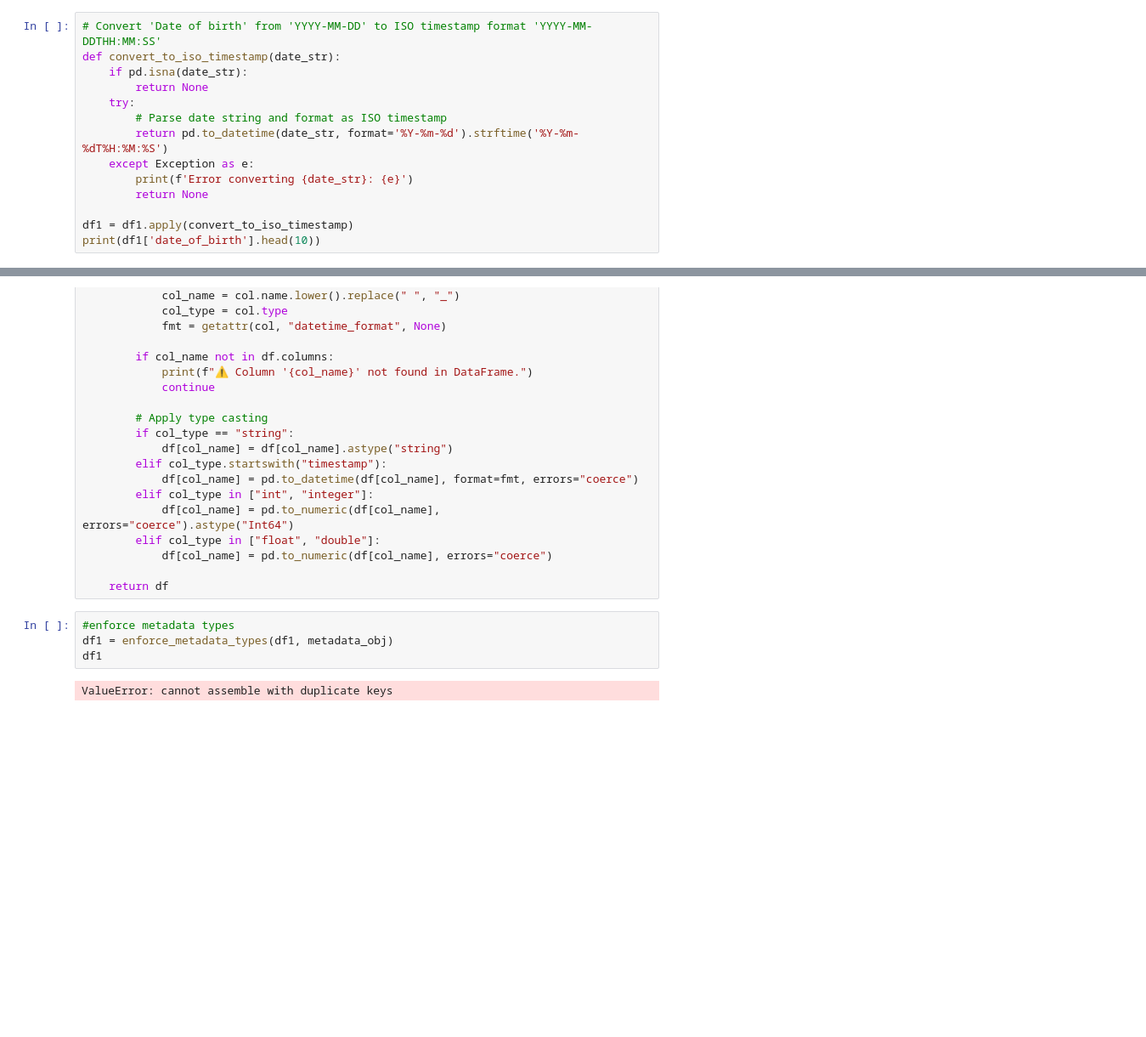
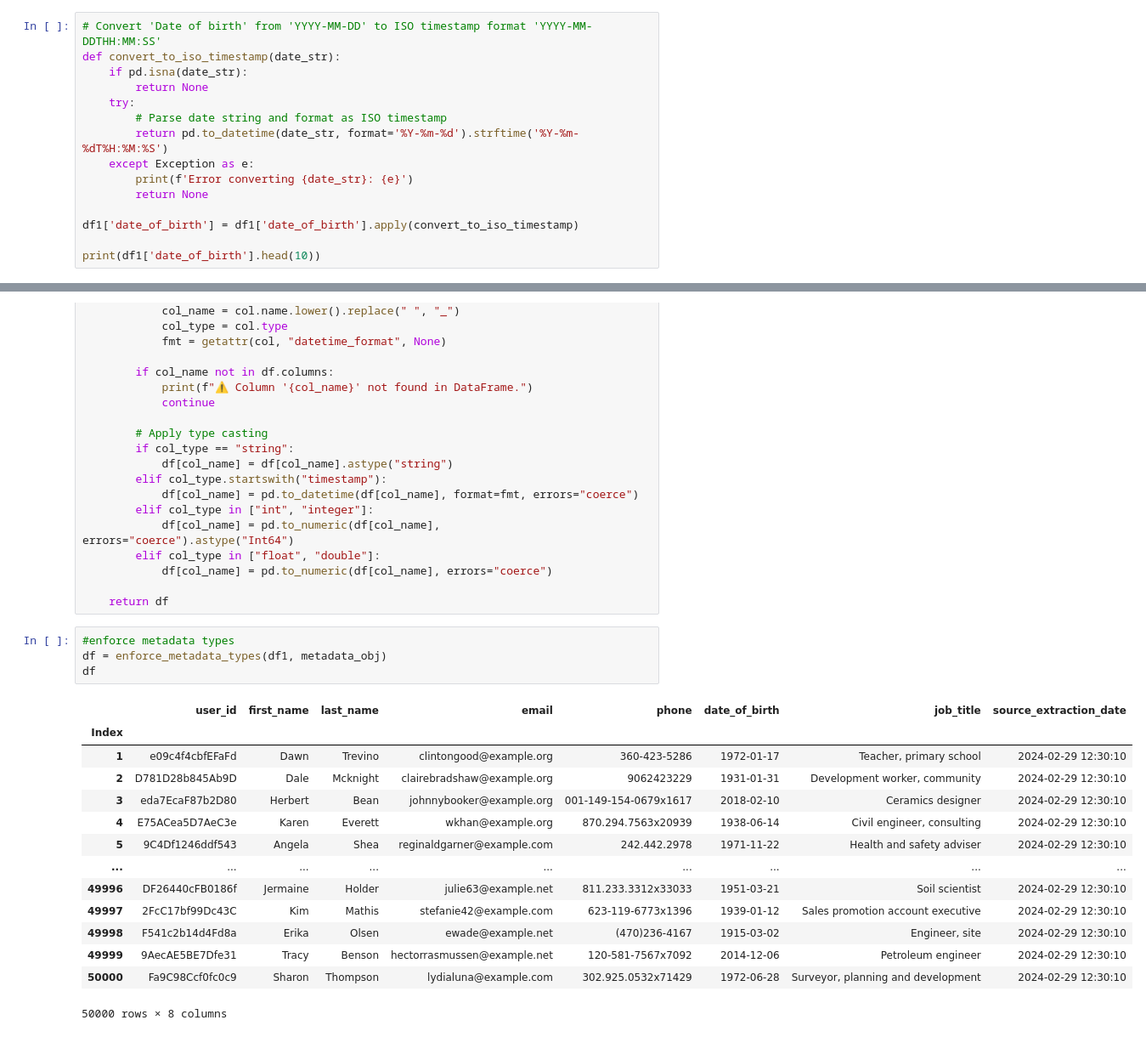
Before and after one commit to jovita-brundziene/airflow-de-intro-project-jbru, a Jupyter notebook: scripts/ELT-dev.ipynb, the cells around one changed output, grey strips where cells are left out. Shown: that part at 85% size. Cells and saved outputs as stored; diff of their text form; blank space fills up the shorter version.

Commit message:
Metadata enforcement saved changed pushed

```diff
--- a/scripts/ELT-dev.ipynb
+++ b/scripts/ELT-dev.ipynb
@@ -270,6 +270,7 @@ def convert_to_iso_timestamp(date_str):
         print(f'Error converting {date_str}: {e}')
         return None
 
-df1 = df1.apply(convert_to_iso_timestamp)
+df1['date_of_birth'] = df1['date_of_birth'].apply(convert_to_iso_timestamp)
+
 print(df1['date_of_birth'].head(10))
 # %% [output]
@@ -309,8 +331,21 @@ def enforce_metadata_types(df, metadata_obj):
     return df
 # %%
 #enforce metadata types
-df1 = enforce_metadata_types(df1, metadata_obj)
-df1
+df = enforce_metadata_types(df1, metadata_obj)
+df
 # %% [output]
+|  | user_id | first_name | last_name | email | phone | date_of_birth | job_title | source_extraction_date |
+| Index |  |  |  |  |  |  |  |  |
+| 1 | e09c4f4cbfEFaFd | Dawn | Trevino | clintongood@example.org | 360-423-5286 | 1972-01-17 | Teacher, primary school | 2024-02-29 12:30:10 |
+| 2 | D781D28b845Ab9D | Dale | Mcknight | clairebradshaw@example.org | 9062423229 | 1931-01-31 | Development worker, community | 2024-02-29 12:30:10 |
+| 3 | eda7EcaF87b2D80 | Herbert | Bean | johnnybooker@example.org | 001-149-154-0679x1617 | 2018-02-10 | Ceramics designer | 2024-02-29 12:30:10 |
+| 4 | E75ACea5D7AeC3e | Karen | Everett | wkhan@example.org | 870.294.7563x20939 | 1938-06-14 | Civil engineer, consulting | 2024-02-29 12:30:10 |
+| 5 | 9C4Df1246ddf543 | Angela | Shea | reginaldgarner@example.com | 242.442.2978 | 1971-11-22 | Health and safety adviser | 2024-02-29 12:30:10 |
+| ... | ... | ... | ... | ... | ... | ... | ... | ... |
+| 49996 | DF26440cFB0186f | Jermaine | Holder | julie63@example.net | 811.233.3312x33033 | 1951-03-21 | Soil scientist | 2024-02-29 12:30:10 |
+| 49997 | 2FcC17bf99Dc43C | Kim | Mathis | stefanie42@example.com | 623-119-6773x1396 | 1939-01-12 | Sales promotion account executive | 2024-02-29 12:30:10 |
+| 49998 | F541c2b14d4Fd8a | Erika | Olsen | ewade@example.net | (470)236-4167 | 1915-03-02 | Engineer, site | 2024-02-29 12:30:10 |
+| 49999 | 9AecAE5BE7Dfe31 | Tracy | Benson | hectorrasmussen@example.net | 120-581-7567x7092 | 2014-12-06 | Petroleum engineer | 2024-02-29 12:30:10 |
+| 50000 | Fa9C98Ccf0fc0c9 | Sharon | Thompson | lydialuna@example.com | 302.925.0532x71429 | 1972-06-28 | Surveyor, planning and development | 2024-02-29 12:30:10 |
-ValueError: cannot assemble with duplicate keys
+50000 rows × 8 columns
 # %%
```
Also changed, not shown: parts of 3 cells of this notebook.
